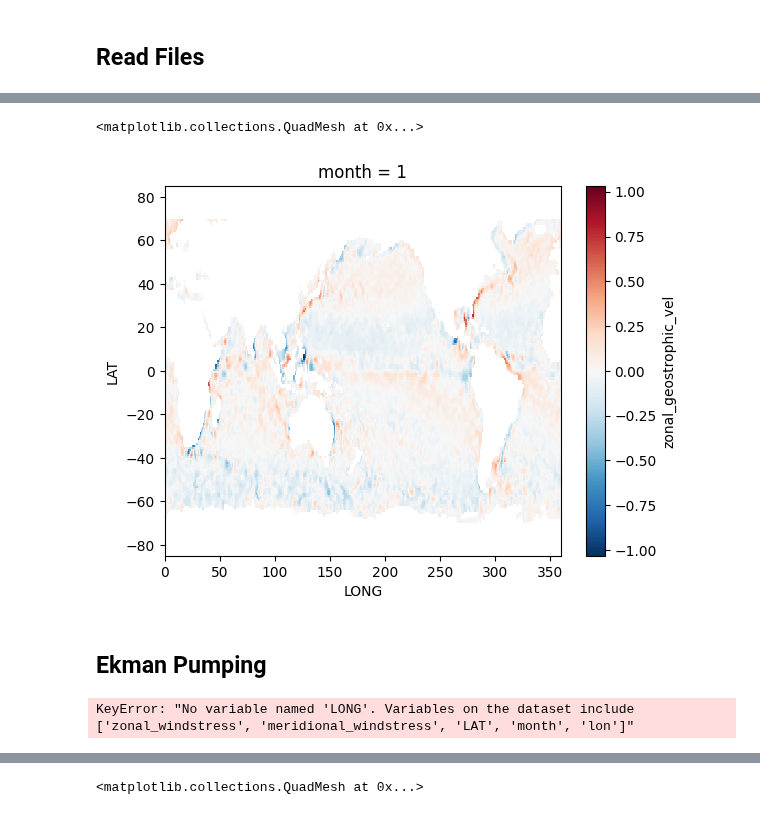
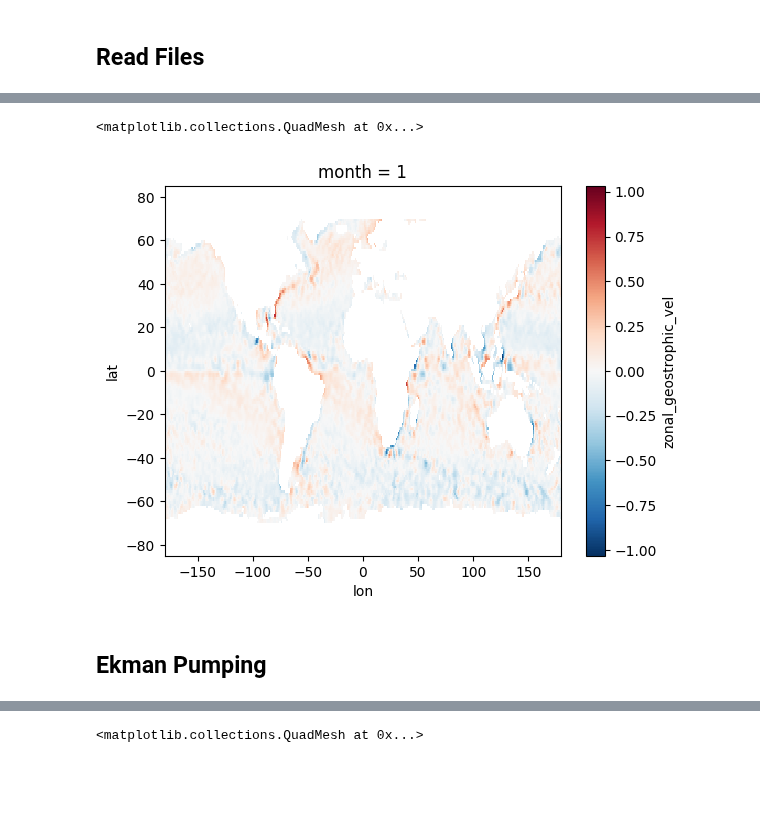
Before and after one commit to JRethemeier/Thermohaline-Circulation, a Jupyter notebook: Assignment7/Assignment7.ipynb, the cells around one changed output, grey strips where cells are left out. Saved outputs shown, nothing was run; the diff lists cells and outputs as text; code cells hidden in the pictures; blank space fills up the shorter version.

```diff
--- a/Assignment7/Assignment7.ipynb
+++ b/Assignment7/Assignment7.ipynb
@@ -58,35 +76,22 @@ windstress.zonal_windstress.isel(month=0).plot()
 # %%
 lats = loadmat("./Drifter_climatology.mat").get("lat").T[0]
 lons = loadmat("./Drifter_climatology.mat").get("lon").T[0]
 months = np.arange(1,13)
-geostrophic_velovcity = xr.Dataset(
+geostrophic_velocity = xr.Dataset(
     data_vars=dict(
         zonal_geostrophic_vel=(["LAT","LONG","month"], loadmat("./Drifter_climatology.mat").get("iV_g")),
         meridional_geostrophic_vel=(["LAT","LONG","month"], loadmat("./Drifter_climatology.mat").get("iU_g")),
         ),
     coords=dict(
-        LAT=("LAT", lats),
-        LONG=("LONG", lons),
+        lat=("LAT", lats),
+        lon=("LONG", lons),
         month=("month", months),
     ),
-).sortby("LONG")
-geostrophic_velovcity.zonal_geostrophic_vel.isel(month=0).plot()
+).swap_dims(dict(LAT="lat", LONG="lon")).sortby("lon")
+geostrophic_velocity = deg360to180(geostrophic_velocity, "lon")
+geostrophic_velocity.zonal_geostrophic_vel.isel(month=0).plot()
 # %% [output]
 <matplotlib.collections.QuadMesh at 0x...>
-[figure, old version]
+[figure, new version]
 # %% [markdown]
 ## Ekman Pumping
-# %%
-windstress["lon"] = xr.where(
-    windstress["LONG"]>180, # take all the values, where X is less than zero
-    windstress["LONG"]-360, # if true, add 360
-    windstress["LONG"], # if false take them verbatim
-)
-windstress = (
-    windstress
-    .swap_dims({"LONG": "lon"}) # Make the new values to our dimension
-    .sel(**{"lon":sorted(windstress.lon)}) # make sure to sort them
-    .drop_vars("LONG") # drop the old Dimension
-)
-# %% [output]
-KeyError: "No variable named 'LONG'. Variables on the dataset include ['zonal_windstress', 'meridional_windstress', 'LAT', 'month', 'lon']"
```
Also changed, not shown: parts of 8 cells of this notebook.
